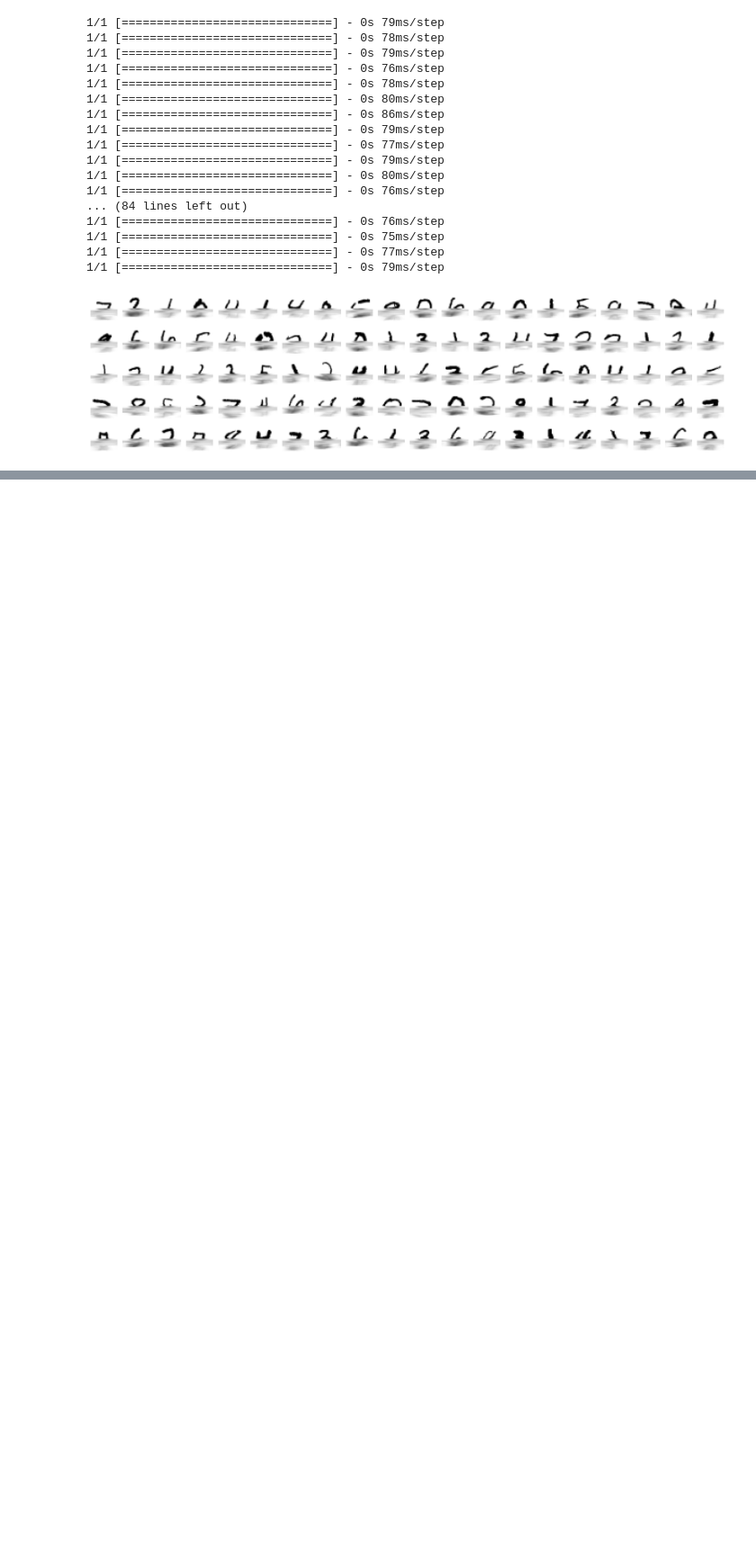
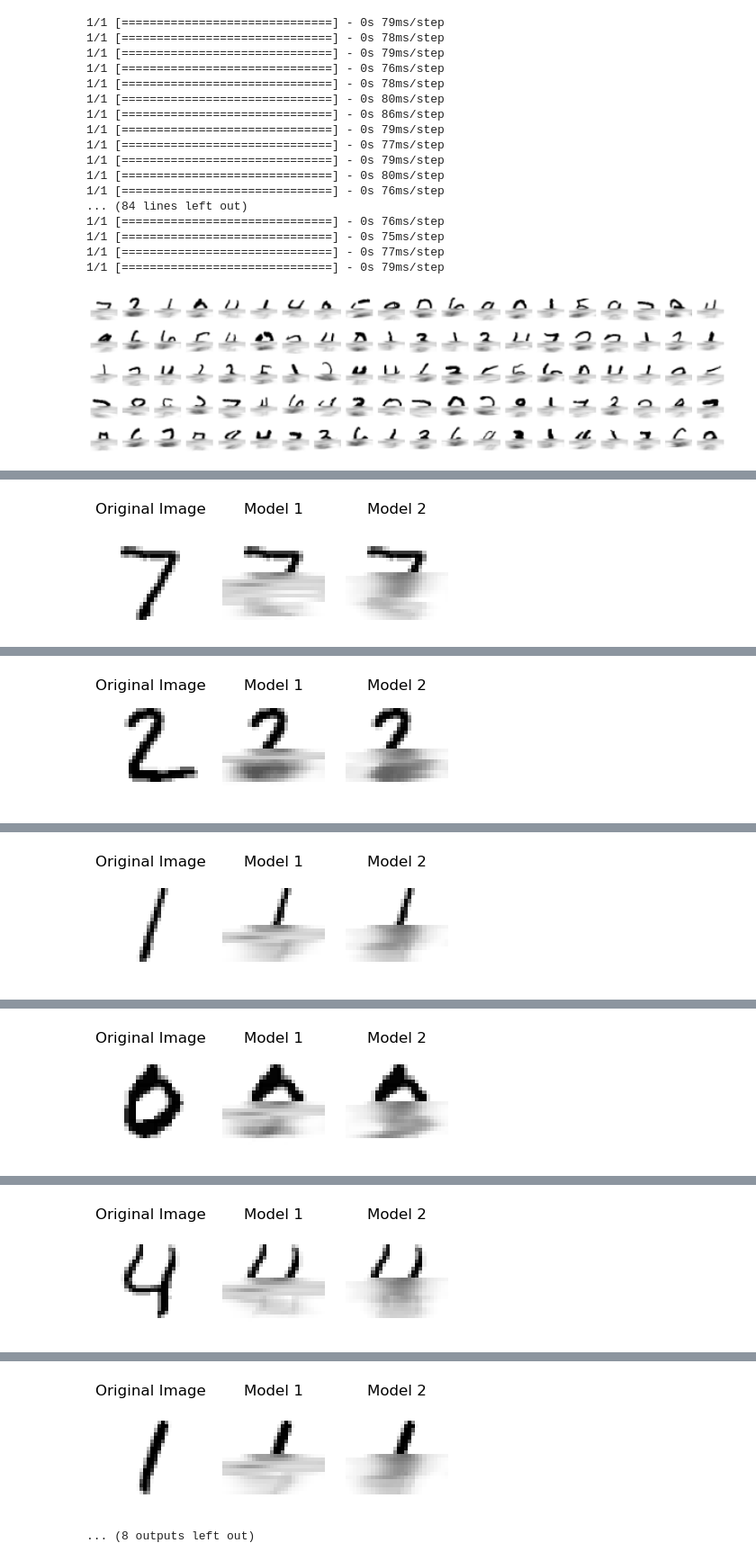
Before and after one commit to patrickSeegmiller/MADNIST, a Jupyter notebook: bad_art.ipynb, the cells around one changed output, grey strips where cells are left out. Shown at 90% size. Drawn from its saved outputs; the diff is of its cells as text; code cells hidden in the pictures; blank space fills up the shorter version.

```diff
--- a/bad_art.ipynb
+++ b/bad_art.ipynb
@@ -563,0 +703,6 @@ That looks pretty much identical to what we got from the previous model! I am go
+# %%
+# Let's compare the original images to the results for the mnist_finisher and the mnist_finisher_2
+# for the first 10 images in the test set
+for i in range(10):
+    image_comparison(X_test[i], y_test[i], [mnist_finisher, mnist_finisher_2])
+# %% [output]
@@ -563,0 +712 @@ That looks pretty much identical to what we got from the previous model! I am go
+[figure, added]
@@ -563,0 +716 @@ That looks pretty much identical to what we got from the previous model! I am go
+[figure, added]
@@ -563,0 +720 @@ That looks pretty much identical to what we got from the previous model! I am go
+[figure, added]
@@ -563,0 +724 @@ That looks pretty much identical to what we got from the previous model! I am go
+[figure, added]
@@ -563,0 +728 @@ That looks pretty much identical to what we got from the previous model! I am go
+[figure, added]
@@ -563,0 +732,2 @@ That looks pretty much identical to what we got from the previous model! I am go
+[figure, added]
+... (8 outputs left out)
```
Also changed, not shown: parts of 19 cells of this notebook.
